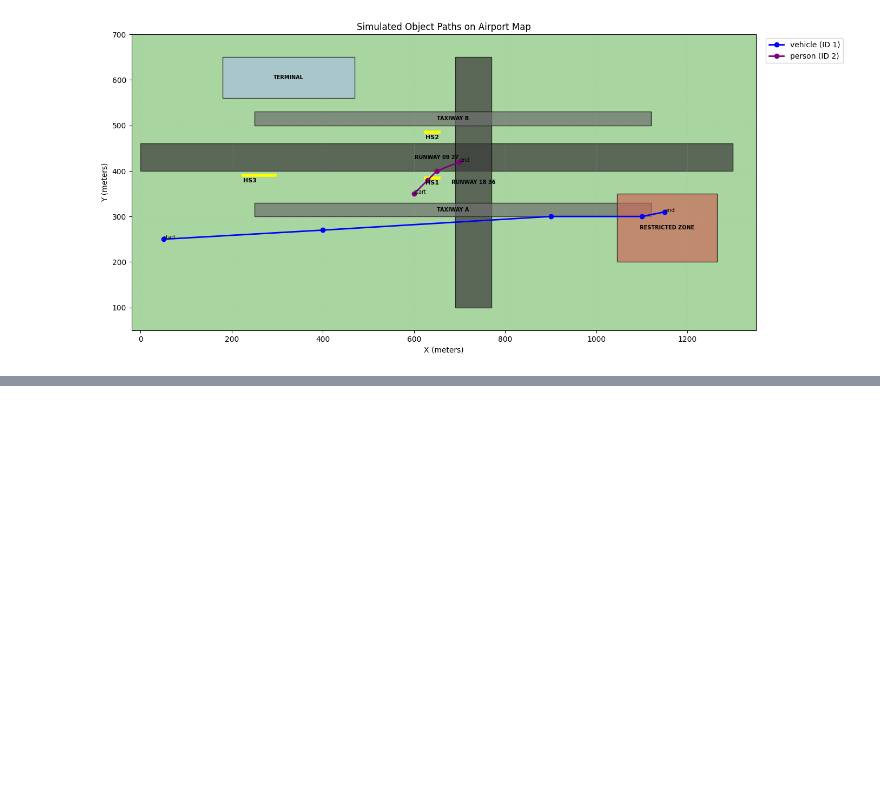
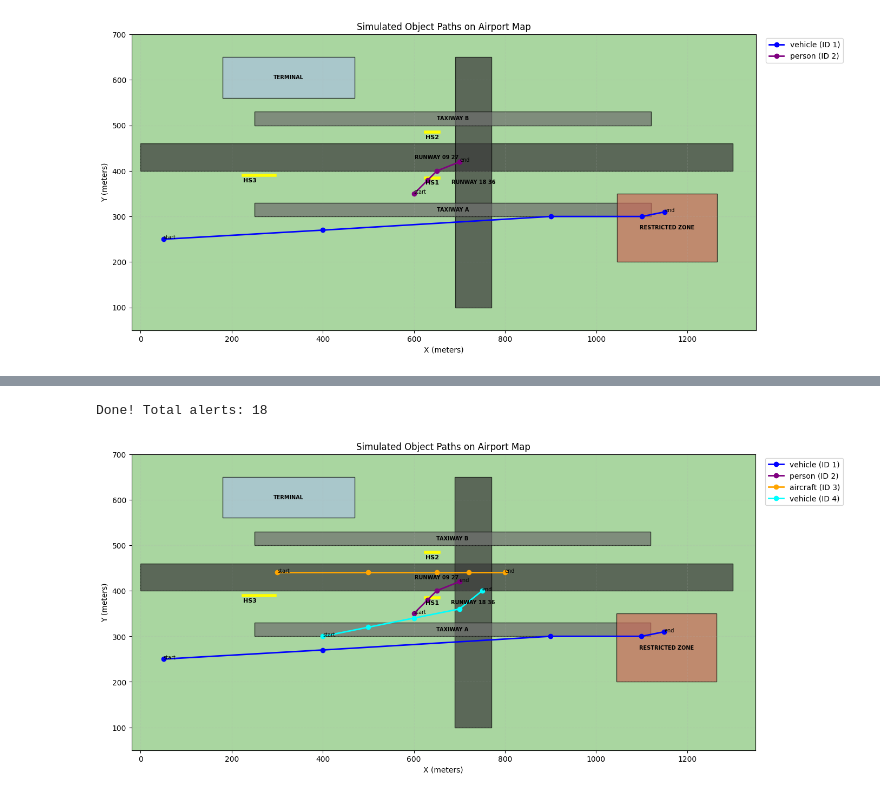
Before and after one commit to deepkaur09/airport-surface-safety-system, a Jupyter notebook: AS_Learning.ipynb, the cells around one changed output, grey strips where cells are left out. Cells and saved outputs as stored; diff of their text form; code cells hidden in the pictures; blank space fills up the shorter version.

Commit message:
Add expanded simulated scenarios covering different use cases

```diff
--- a/AS_Learning.ipynb
+++ b/AS_Learning.ipynb
@@ -730,0 +734,56 @@ S
+# %%
+simulated_objects = [
+    {"id": 1, "label": "vehicle", "path": [(50,250),(400,270),(900,300),(1100,300),(1150,310)]},  # restricted zone entry
+    {"id": 2, "label": "person", "path": [(600,350),(630,380),(650,400),(700,420)]},  # hold-short crossing
+    {"id": 3, "label": "aircraft", "path": [(300,440),(500,440),(650,440),(720,440),(800,440)]},  # straight down runway
+    {"id": 4, "label": "vehicle", "path": [(400,300),(500,320),(600,340),(700,360),(750,400)]},  # taxiway A converging toward runway path
+]
+
+total_alerts = 0
+csvfile = open(csv_path, "w", newline="")
+writer = csv.writer(csvfile)
+writer.writerow(["Step","Object_ID","Object_Type","Map_X","Map_Y","Alert_Type","Zone","Severity"])
+
+for obj in simulated_objects:
+    for step, map_point in enumerate(obj["path"]):
+        zones_here = check_zone_membership(map_point, zone_polygons)
+        for zone_name, zone_type in zones_here:
+            if zone_type == "restricted":
+                writer.writerow([step, obj["id"], obj["label"], map_point[0], map_point[1],
+                                 "RESTRICTED ZONE ENTRY", zone_name, "CRITICAL"])
+                total_alerts += 1
+            if zone_type == "runway":
+                writer.writerow([step, obj["id"], obj["label"], map_point[0], map_point[1],
+                                 "RUNWAY PRESENCE", zone_name, "HIGH"])
+                total_alerts += 1
+        for hs_name, (p1,p2) in hold_short_lines.items():
+            d = distance_to_line(map_point, p1, p2)
+            if d < 15:
+                writer.writerow([step, obj["id"], obj["label"], map_point[0], map_point[1],
+                                 f"AT HOLD-SHORT {hs_name}", hs_name, "MEDIUM"])
+                total_alerts += 1
+
+# Check for taxiway conflict: two objects close to each other at the same step
+for step in range(5):
+    positions_at_step = []
+    for obj in simulated_objects:
+        if step < len(obj["path"]):
+            positions_at_step.append((obj["id"], obj["label"], obj["path"][step]))
+    for i in range(len(positions_at_step)):
+        for j in range(i+1, len(positions_at_step)):
+            id1, label1, p1 = positions_at_step[i]
+            id2, label2, p2 = positions_at_step[j]
+            dist = np.sqrt((p1[0]-p2[0])**2 + (p1[1]-p2[1])**2)
+            if dist < 80:
+                writer.writerow([step, f"{id1}&{id2}", f"{label1}/{label2}",
+                                 p1[0], p1[1], "TAXIWAY CONFLICT", "N/A", "HIGH"])
+                total_alerts += 1
+
+csvfile.close()
+print(f"Done! Total alerts: {total_alerts}")
+# %% [output]
+Done! Total alerts: 18
+# %%
+draw_paths_on_map(airport_map, hold_short_lines, simulated_objects)
+# %% [output]
+[figure, added]
```
Also changed, not shown: parts of 2 cells of this notebook.
